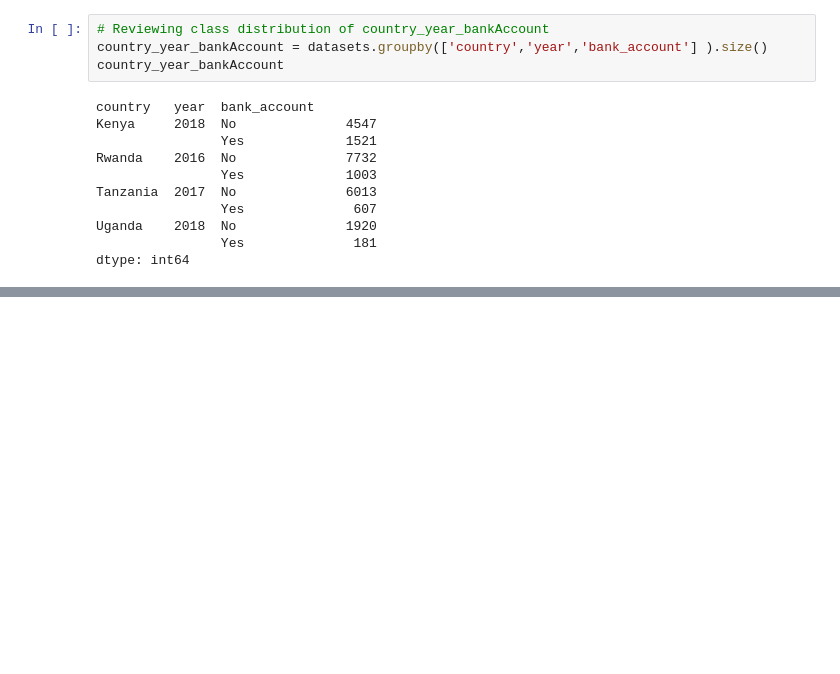
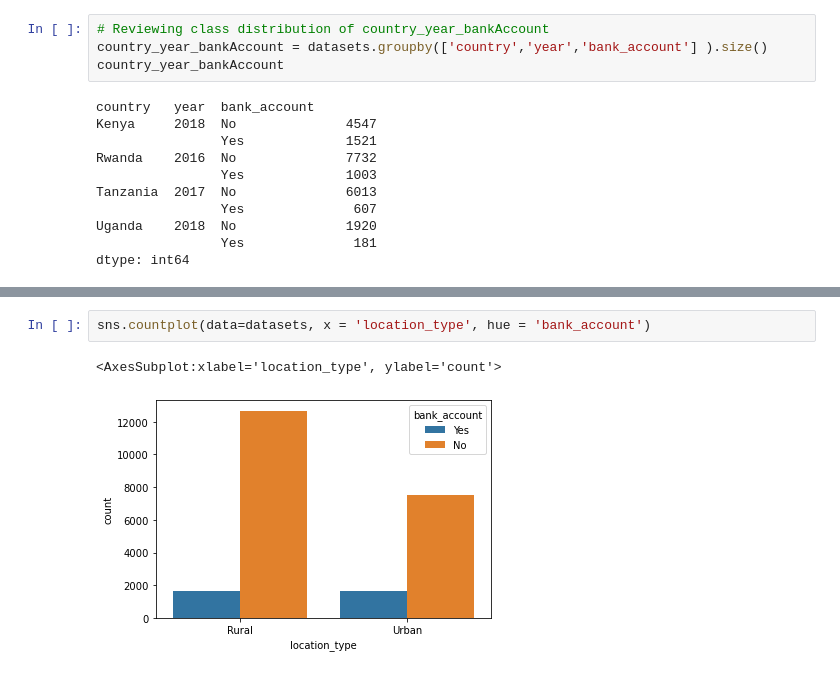
Before and after one commit to stevejj4/Financial-Inclusion-In-Afrika, a Jupyter notebook: processing.ipynb, the cells around one changed output, grey strips where cells are left out. Drawn from its saved outputs; the diff is of its cells as text; blank space fills up the shorter version.

```diff
--- a/processing.ipynb
+++ b/processing.ipynb
@@ -186,0 +186,5 @@ dtype: int64
+# %%
+sns.countplot(data=datasets, x = 'location_type', hue = 'bank_account')
+# %% [output]
+<AxesSubplot:xlabel='location_type', ylabel='count'>
+[figure, added]
```
Also changed, not shown: parts of 8 cells of this notebook.
